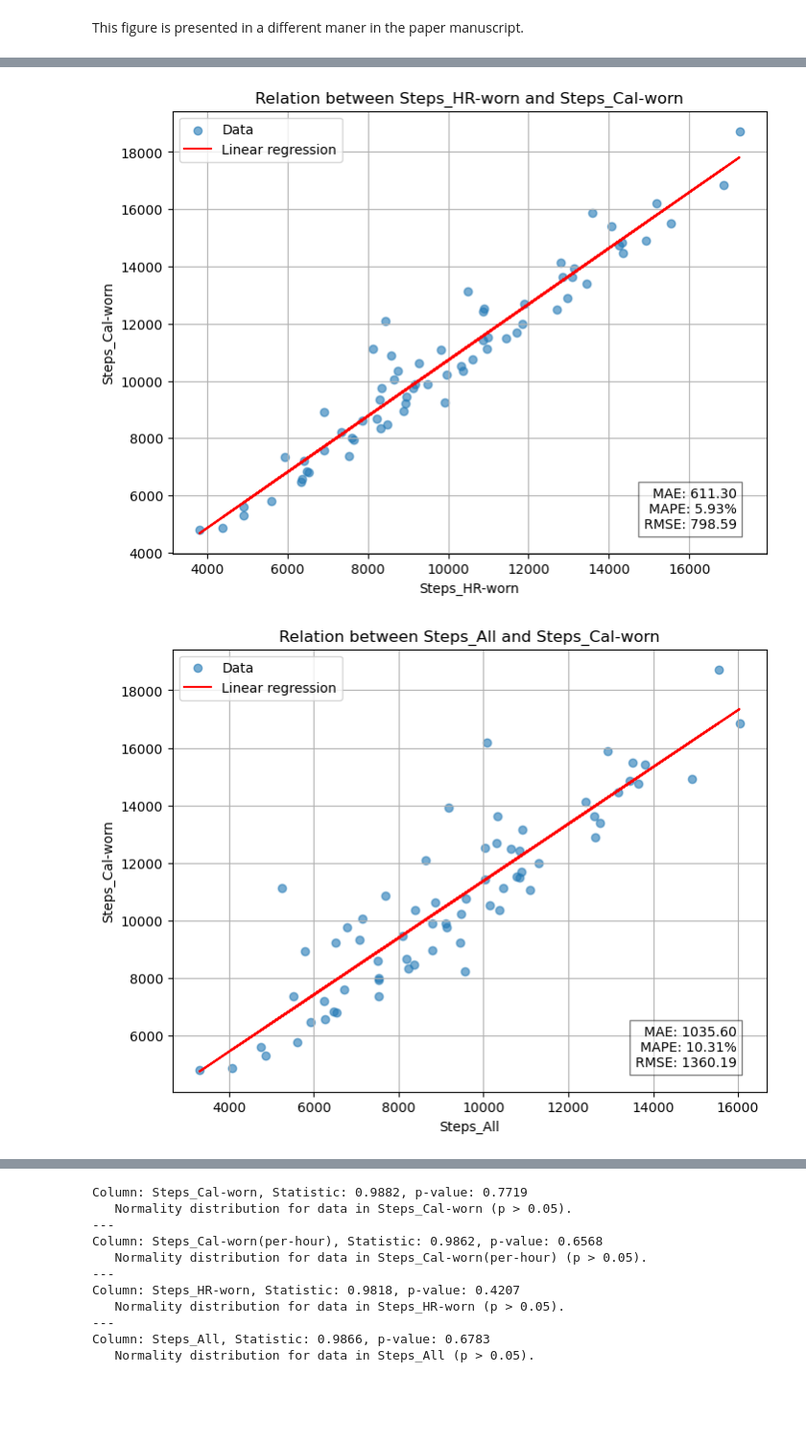
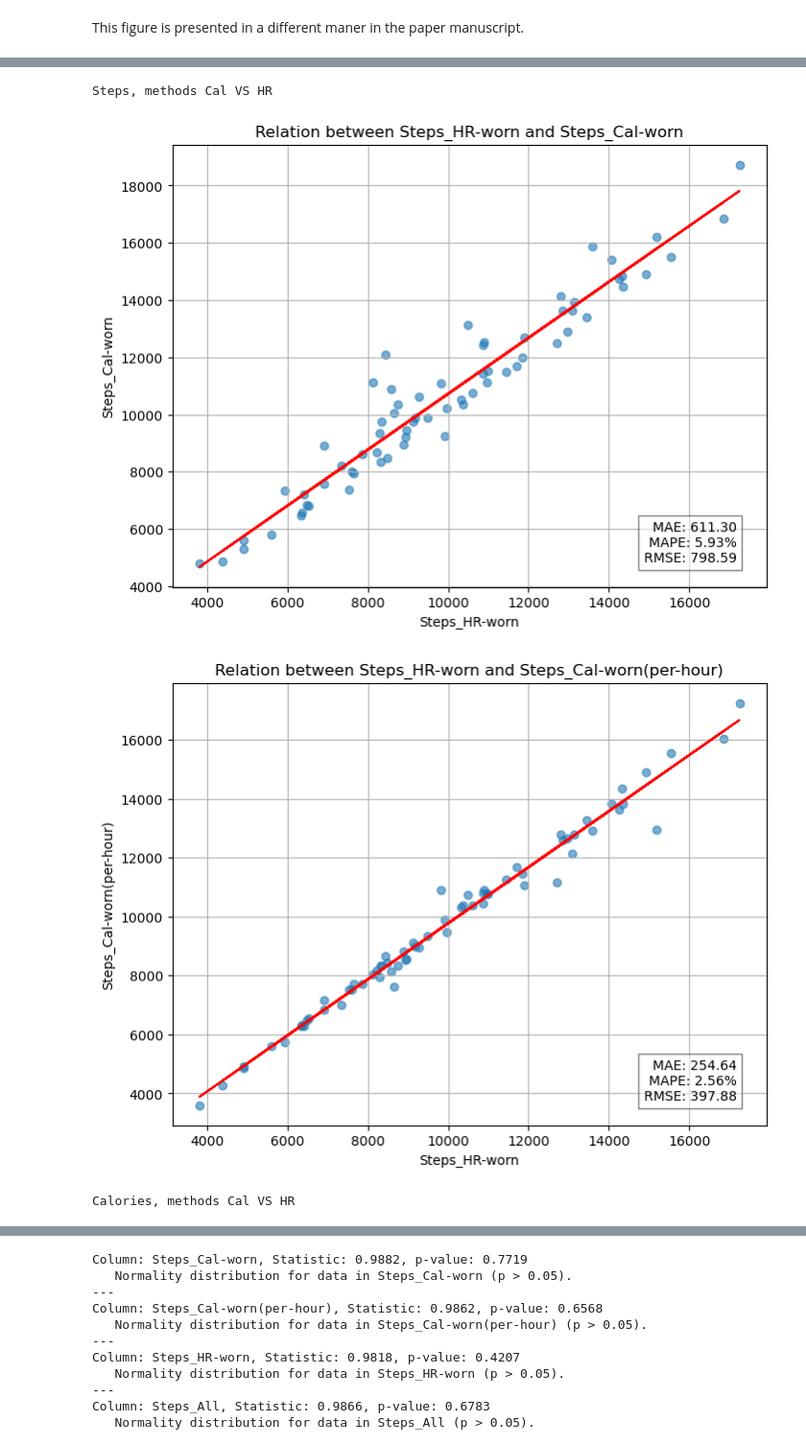
Before and after one commit to OchaUni-Physical-Activity-Measurement/ActiWearCheck, a Jupyter notebook: analysis/analysis_JMPB_review1.ipynb, the cells around one changed output, grey strips where cells are left out. Shown at 96% size. Drawn from its saved outputs; the diff is of its cells as text; code cells hidden in the pictures; blank space fills up the shorter version.

```diff
--- a/analysis/analysis_JMPB_review1.ipynb
+++ b/analysis/analysis_JMPB_review1.ipynb
@@ -415,36 +415,44 @@ def plot_regression_and_metrics(df, x_column, y_column):
     ME = np.mean(y_pred - y)
     MAE = mean_absolute_error(y, y_pred)
     MAPE = np.mean(np.abs((y - y_pred) / y)) * 100  # as a percentage
     RMSE = np.sqrt(mean_squared_error(y, y_pred))
 
     # Creating the scatter plot
     plt.figure(figsize=(8, 6))
     plt.scatter(X, y, label="Data", alpha=0.6)
     plt.plot(X, y_pred, color='red', label="Linear regression")
     plt.xlabel(x_column)
     plt.ylabel(y_column)
     plt.title(f"Relation between {x_column} and {y_column}")
-    plt.legend()
+    # plt.legend()
     plt.grid(True)
 
     # Displaying metrics at the bottom right
     metrics_text = f"MAE: {MAE:.2f}\nMAPE: {MAPE:.2f}%\nRMSE: {RMSE:.2f}"
     plt.text(0.95, 0.05, metrics_text, transform=plt.gca().transAxes, fontsize=10,
              verticalalignment='bottom', horizontalalignment='right',
              bbox=dict(facecolor='white', alpha=0.5, edgecolor='black'))
 
     plt.show()
 
 # Calling the function for each pair of columns
+print("Steps, methods Cal VS HR")
 plot_regression_and_metrics(df_cleaned, 'Steps_HR-worn', 'Steps_Cal-worn')
+plot_regression_and_metrics(df_cleaned, 'Steps_HR-worn', 'Steps_Cal-worn(per-hour)')
+
+print("Calories, methods Cal VS HR")
+plot_regression_and_metrics(df_cleaned, 'Calories_HR-worn', 'Calories_Cal-worn')
+plot_regression_and_metrics(df_cleaned, 'Calories_HR-worn', 'Calories_Cal-worn(per-hour)')
+
+print("Steps, methods Cal VS No Method")
 plot_regression_and_metrics(df_cleaned, 'Steps_All', 'Steps_Cal-worn')
-plot_regression_and_metrics(df_cleaned, 'Steps_HR-worn', 'Steps_Cal-worn(per-hour)')
 plot_regression_and_metrics(df_cleaned, 'Steps_All', 'Steps_Cal-worn(per-hour)')
 
-plot_regression_and_metrics(df_cleaned, 'Calories_HR-worn', 'Calories_Cal-worn')
+print("Calories, nethods Cal VS No Method")
 plot_regression_and_metrics(df_cleaned, 'Calories_All', 'Calories_Cal-worn')
-plot_regression_and_metrics(df_cleaned, 'Calories_HR-worn', 'Calories_Cal-worn(per-hour)')
 plot_regression_and_metrics(df_cleaned, 'Calories_All', 'Calories_Cal-worn(per-hour)')
 # %% [output]
+Steps, methods Cal VS HR
-[figure, old version]
+[figure, new version]
-[figure, old version]
+[figure, new version]
+Calories, methods Cal VS HR
```
Also changed, not shown: parts of 4 cells of this notebook.
